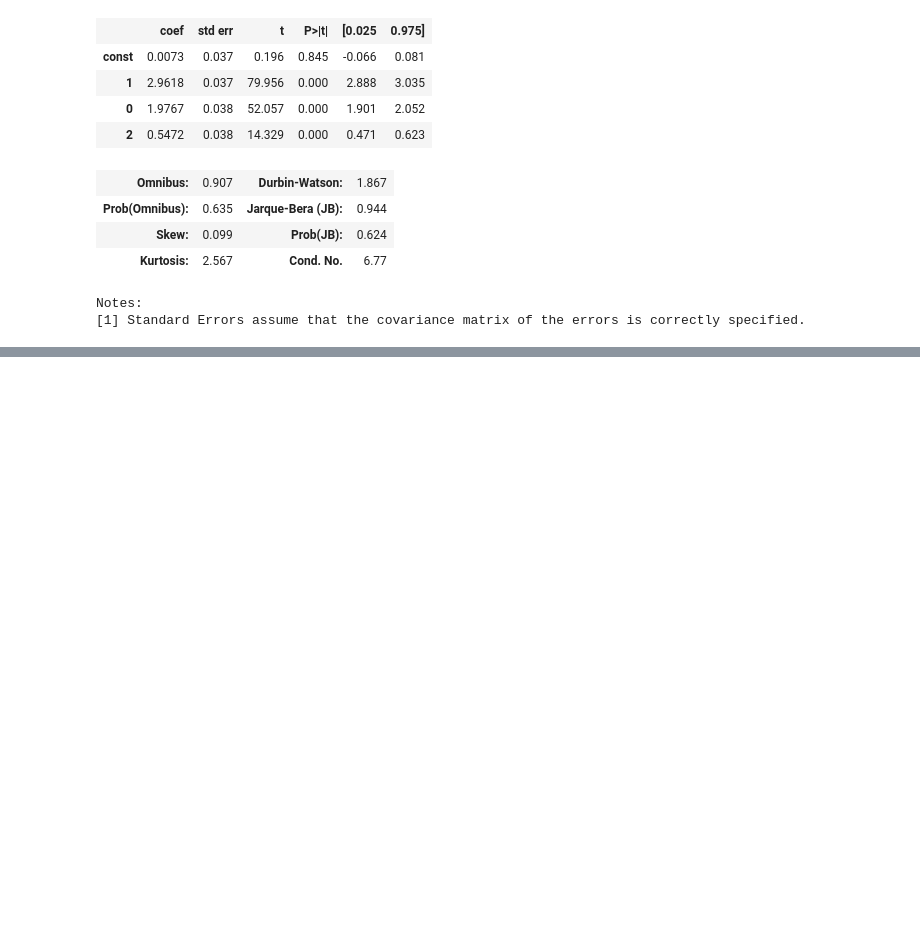
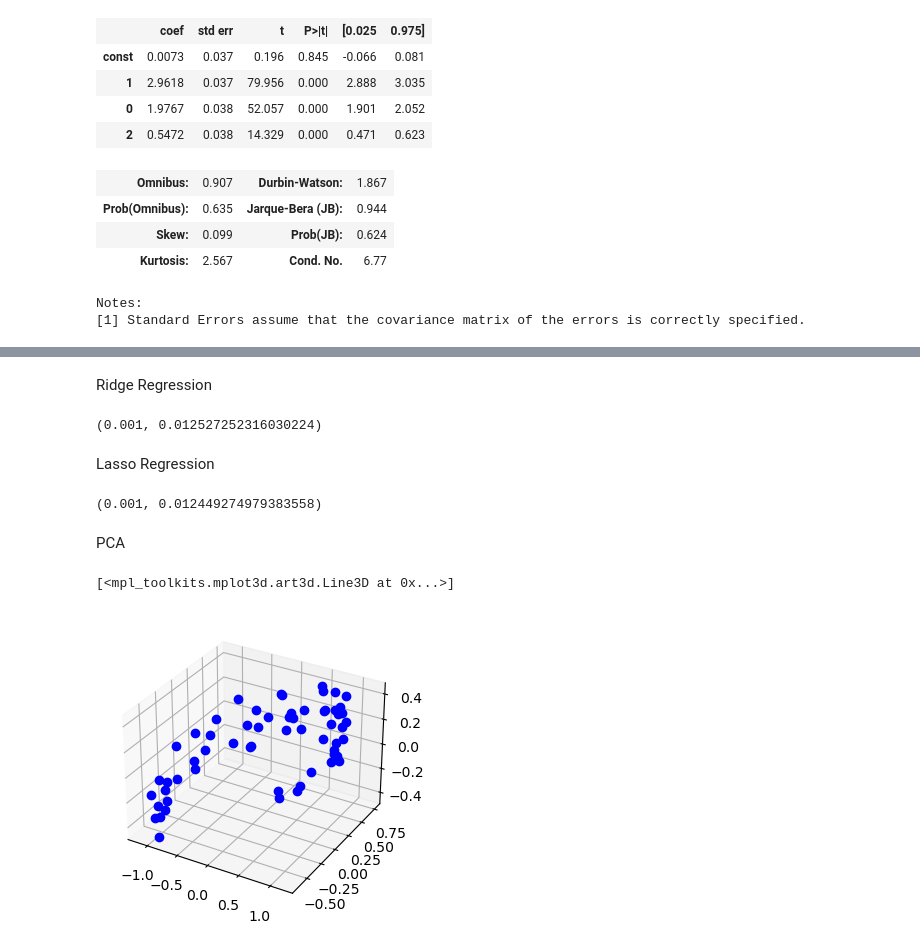
Before and after one commit to TheMerkh/ISLR, a Jupyter notebook: References/6°Chapter.ipynb, the cells around one changed output, grey strips where cells are left out. Cells and saved outputs as stored; diff of their text form; code cells hidden in the pictures; blank space fills up the shorter version.

```diff
--- a/References/6°Chapter.ipynb
+++ b/References/6°Chapter.ipynb
@@ -267,0 +219,50 @@ Missed info 0.008717975754589102
+# %% [markdown]
+Ridge Regression
+# %%
+def ridge_regression(X, y):
+
+    parameters = {"alpha": [1e-15, 1e-10, 1e-8, 1e-4, 1e-3, 1e-2, 1, 5, 10, 20]}
+    ridge_regressor = GridSearchCV(Ridge(), parameters, scoring="neg_mean_squared_error", cv=5)
+    ridge_regressor.fit(X, y)
+
+    return ridge_regressor.best_params_["alpha"],-ridge_regressor.best_score_
+
+
+ridge_regression(X, y)
+# %% [output]
+(0.001, 0.012527252316030224)
+# %% [markdown]
+Lasso Regression
+# %%
+def lasso_regression(X, y):
+
+    parameters = {"alpha": [1e-15, 1e-10, 1e-8, 1e-4, 1e-3, 1e-2, 1, 5, 10, 20]}
+    lasso_regressor = GridSearchCV(Lasso(), parameters, scoring="neg_mean_squared_error", cv=5)
+    lasso_regressor.fit(X, y)
+
+    return lasso_regressor.best_params_["alpha"], -lasso_regressor.best_score_
+
+lasso_regression(X,y)
+# %% [output]
+(0.001, 0.012449274979383558)
+# %% [markdown]
+PCA
+# %%
+np.random.seed(4)
+m = 60
+w1, w2 = 0.1, 0.3
+noise = 0.1
+
+angles = np.random.rand(m) * 3 * np.pi / 2 - 0.5
+X = np.empty((m, 3))
+X[:, 0] = np.cos(angles) + np.sin(angles)/2 + noise * np.random.randn(m) / 2
+X[:, 1] = np.sin(angles) * 0.7 + noise * np.random.randn(m) / 2
+X[:, 2] = X[:, 0] * w1 + X[:, 1] * w2 + noise * np.random.randn(m)
+
+fig = plt.figure(figsize=(6, 3.8))
+ax = fig.add_subplot(111, projection="3d")
+
+ax.plot(X[:, 0], X[:, 1], X[:, 2] , "bo")
+# %% [output]
+[<mpl_toolkits.mplot3d.art3d.Line3D at 0x...>]
+[figure, added]
```
Also changed, not shown: parts of 10 cells of this notebook.
